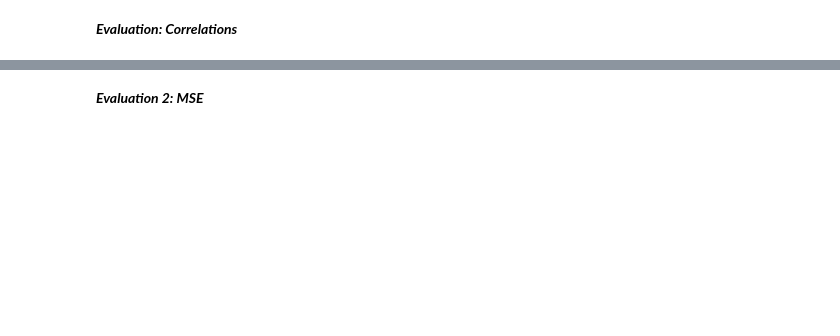
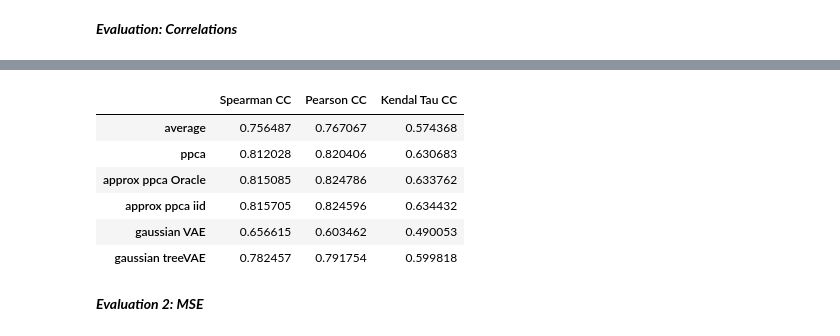
Before and after one commit to khalilouardini/treeVAE-reproducibility, a Jupyter notebook: scvi/external/notebooks/PPCA.ipynb, the cells around one changed output, grey strips where cells are left out. Saved outputs shown, nothing was run; the diff lists cells and outputs as text; code cells hidden in the pictures; blank space fills up the shorter version.

```diff
--- a/scvi/external/notebooks/PPCA.ipynb
+++ b/scvi/external/notebooks/PPCA.ipynb
@@ -616,7 +600,8 @@ internal_treevae_X = np.array(internal_treevae_X).reshape(-1, cas_dataset.X.shap
 
 data = {'groundtruth': internal_X.T, 'average': internal_avg_X.T, 'ppca':internal_ppca_X.T,
         'approx ppca Oracle':imputed_X.T, 'approx ppca iid': imputed_X2.T,
-        'gaussian VAE': internal_vae_X.T, 'gaussian treeVAE': internal_treevae_X.T
+        'gaussian VAE': internal_vae_X.T
+        , 'gaussian treeVAE': internal_treevae_X.T
        }
 
 df1 = correlations(data, 'None', True)
@@ -627,3 +640,19 @@ plt.show()
+# %%
+data_dict = {}
+methods = list(data.keys())[1:]
+for method in methods:
+    data_dict[method] = list(df1[df1.Method==method].mean())
+results_corr = pd.DataFrame.from_dict(data_dict, orient='index', columns=['Spearman CC', 'Pearson CC', 'Kendal Tau CC'])
+
+results_corr.head(10)
+# %% [output]
+|  | Spearman CC | Pearson CC | Kendal Tau CC |
+| average | 0.756487 | 0.767067 | 0.574368 |
+| ppca | 0.812028 | 0.820406 | 0.630683 |
+| approx ppca Oracle | 0.815085 | 0.824786 | 0.633762 |
+| approx ppca iid | 0.815705 | 0.824596 | 0.634432 |
+| gaussian VAE | 0.656615 | 0.603462 | 0.490053 |
+| gaussian treeVAE | 0.782457 | 0.791754 | 0.599818 |
 # %% [markdown]
 ***Evaluation 2: MSE***
 # %%
```
Also changed, not shown: parts of 63 cells of this notebook, 5 other files.
